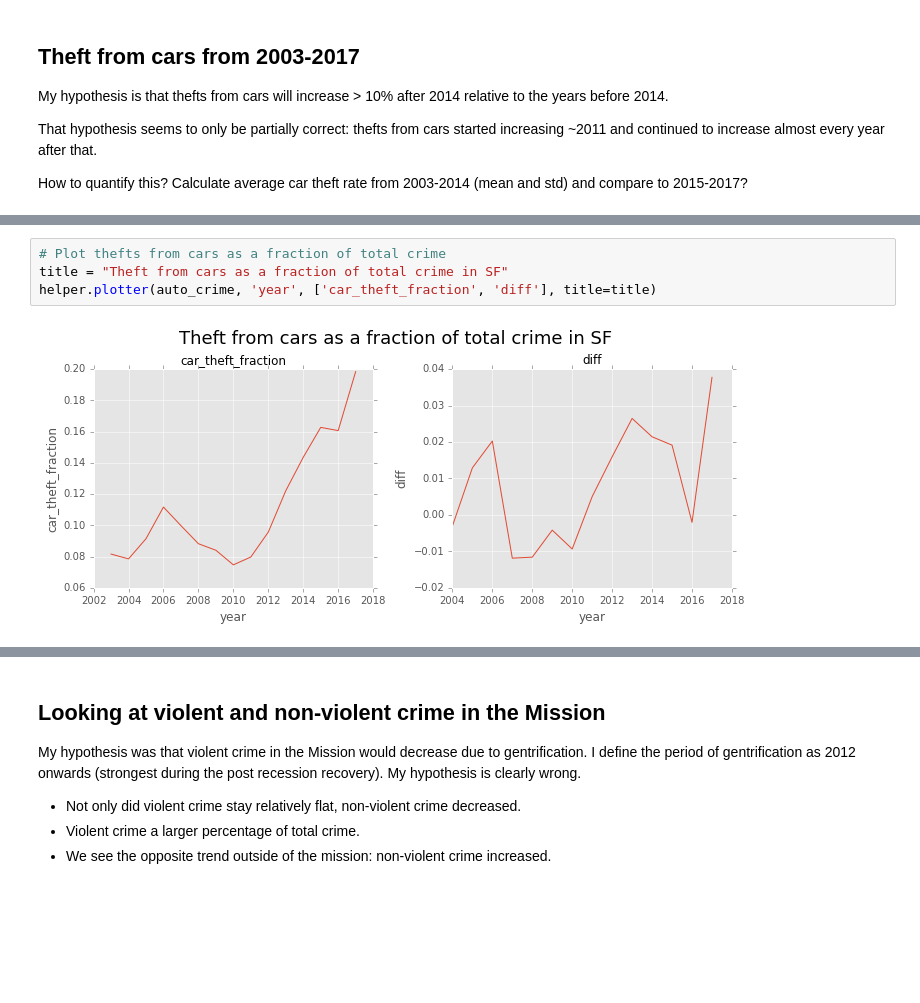
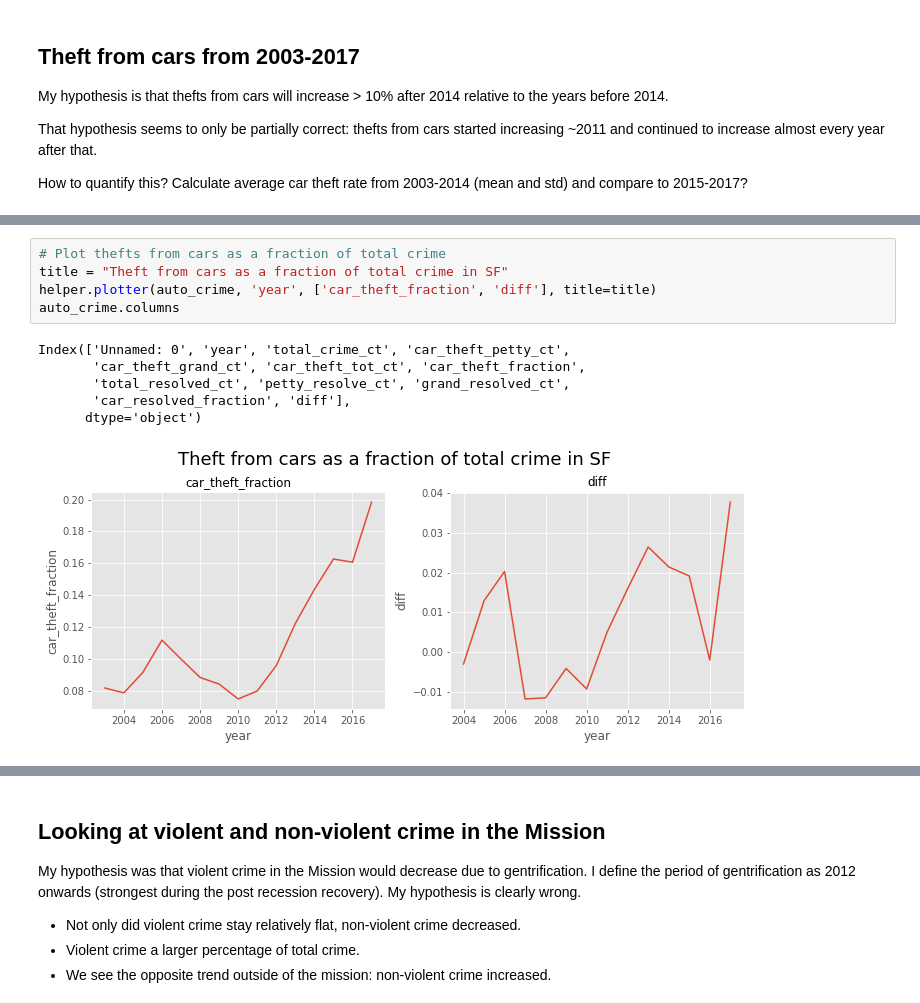
Before and after one commit to mkpetterson/sfcrime, a Jupyter notebook: crime_analysis.ipynb, the cells around one changed output, grey strips where cells are left out. Cells and saved outputs as stored; diff of their text form; blank space fills up the shorter version.

```diff
--- a/crime_analysis.ipynb
+++ b/crime_analysis.ipynb
@@ -48,6 +108,12 @@ auto_crime
 # %%
 # Plot thefts from cars as a fraction of total crime
 title = "Theft from cars as a fraction of total crime in SF"
 helper.plotter(auto_crime, 'year', ['car_theft_fraction', 'diff'], title=title)
+auto_crime.columns
 # %% [output]
+Index(['Unnamed: 0', 'year', 'total_crime_ct', 'car_theft_petty_ct',
+       'car_theft_grand_ct', 'car_theft_tot_ct', 'car_theft_fraction',
+       'total_resolved_ct', 'petty_resolve_ct', 'grand_resolved_ct',
+       'car_resolved_fraction', 'diff'],
+      dtype='object')
-[figure, old version]
+[figure, new version]
```
Also changed, not shown: parts of 17 cells of this notebook, 5 other files.
